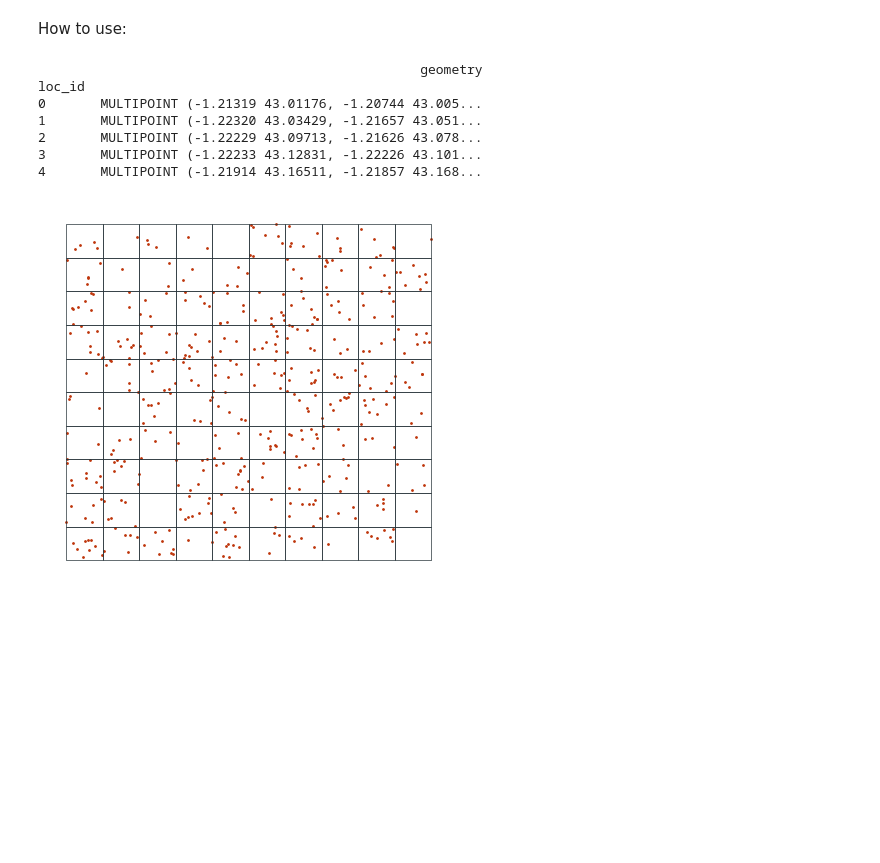
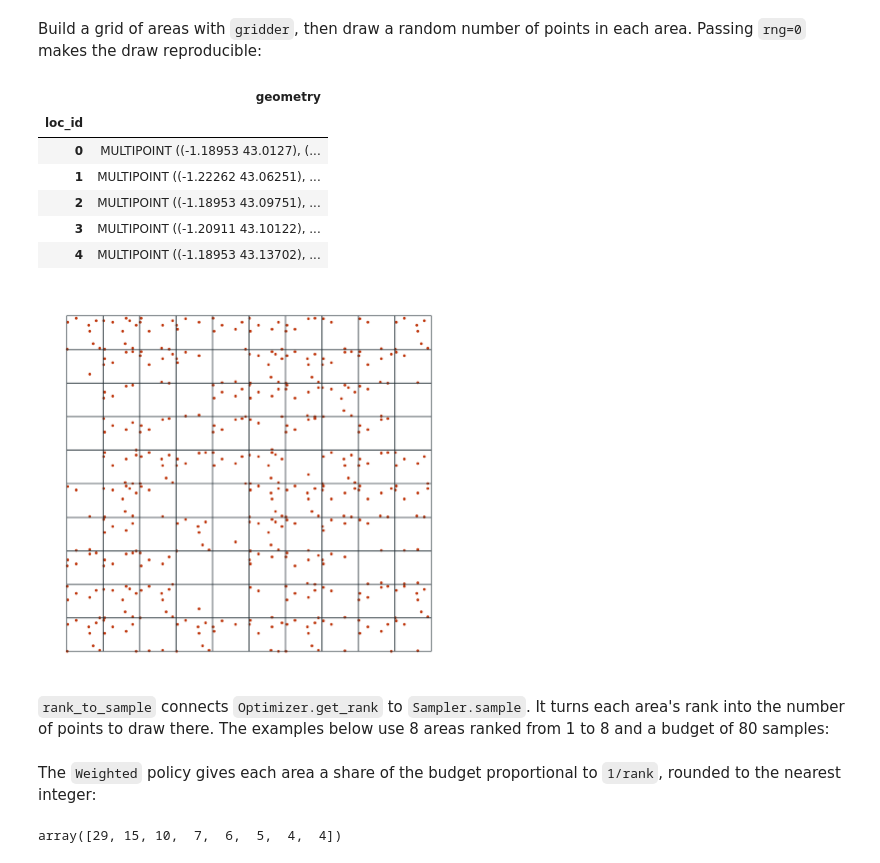
Before and after one commit to franckalbinet/trufl, a Jupyter notebook: nbs/01_sampler.ipynb, the cells around one changed output. Cells and saved outputs as stored; diff of their text form; code cells hidden in the pictures; blank space fills up the shorter version.

```diff
--- a/nbs/01_sampler.ipynb
+++ b/nbs/01_sampler.ipynb
@@ -28,14 +26,15 @@ red, black = '#BF360C', '#263238'
 # %%
 #| exports
 class Sampler:
-    "Sample random location in `smp_areas`."
+    "Draw random sample locations inside the areas of `smp_areas`."
     def __init__(self,
-                 smp_areas:gpd.GeoDataFrame, # Geographical area to sample from.
-                ) -> gpd.GeoDataFrame: # loc_id, geometry (Point or MultiPoint).
+        smp_areas:gpd.GeoDataFrame, # Areas to sample from, such as the output of `gridder`, indexed by `loc_id`
+    ):
         fc.store_attr()
 
     @property
     def loc_ids(self):
+        "Unique `loc_id` values of `smp_areas`. Raises `ValueError` if any value repeats."
         arr = self.smp_areas.reset_index().loc_id.values
         if len(arr) != len(np.unique(arr)):
             raise ValueError('`loc_id` column contains non-unique values.')
@@ -43,9 +42,10 @@ class Sampler:
             return arr
 
     def sample(self,
-               n:np.ndarray, # Number of samples
-               **kwargs
-              ):
+        n:np.ndarray, # Number of points to draw in each area, in `smp_areas` order
+        **kwargs # Passed to `GeoSeries.sample_points`, such as `method` or `rng`
+    ) -> gpd.GeoDataFrame: # One `MultiPoint` per area, indexed by `loc_id`. Areas with `n` of 0 are left out
+        "Draw `n` random points inside each area."
         mask = n == 0
         pts_gseries = self.smp_areas[~mask].sample_points(n[~mask], **kwargs)
         gdf_pts = gpd.GeoDataFrame(geometry=pts_gseries, index=pts_gseries.index)
@@ -54,27 +71,26 @@ class Sampler:
 # %% [markdown]
-How to use:
+Build a grid of areas with `gridder`, then draw a random number of points in each area. Passing `rng=0` makes the draw reproducible:
 # %%
-#|eval: false
 fname_raster = './files/ground-truth-02-4326-simulated.tif'
 gdf_grid = gridder(fname_raster, nrows=10, ncols=10)
-
 sampler = Sampler(gdf_grid)
-n = np.random.randint(0, high=10, size=len(gdf_grid), dtype=int)
-gdf_samples = sampler.sample(n, method='uniform'); print(gdf_samples.head())
+n = np.random.default_rng(0).integers(0, 10, size=len(gdf_grid))
+gdf_samples = sampler.sample(n, method='uniform', rng=0)
+test_eq(len(gdf_samples), (n > 0).sum())
+gdf_samples.head()
 # %% [output]
-                                                 geometry
-loc_id
-0       MULTIPOINT (-1.21319 43.01176, -1.20744 43.005...
-1       MULTIPOINT (-1.22320 43.03429, -1.21657 43.051...
-2       MULTIPOINT (-1.22229 43.09713, -1.21626 43.078...
-3       MULTIPOINT (-1.22233 43.12831, -1.22226 43.101...
-4       MULTIPOINT (-1.21914 43.16511, -1.21857 43.168...
+|  | geometry |
+| loc_id |  |
+| 0 | MULTIPOINT ((-1.18953 43.0127), (... |
+| 1 | MULTIPOINT ((-1.22262 43.06251), ... |
+| 2 | MULTIPOINT ((-1.18953 43.09751), ... |
+| 3 | MULTIPOINT ((-1.20911 43.10122), ... |
+| 4 | MULTIPOINT ((-1.18953 43.13702), ... |
 # %%
-#|eval: false
-ax = gdf_samples.plot(markersize=1, c=red)
+ax = gdf_samples.plot(markersize=1, color=red)
 gdf_grid.boundary.plot(ax=ax, color=black, lw=0.5)
 ax.axis('off');
 # %% [output]
-[figure, old version]
+[figure, new version]
 # %%
 #|exports
@@ -110,3 +127,5 @@ def rank_to_sample(ranks:np.ndarray, # Ranks sorted by `loc_id`s
         return samples_per_quantile
     else:
         raise ValueError(f'Policy {policy} not implemented.')
+# %% [markdown]
+`rank_to_sample` connects `Optimizer.get_rank` to `Sampler.sample`. It turns each area's rank into the number of points to draw there. The examples below use 8 areas ranked from 1 to 8 and a budget of 80 samples:
@@ -112,0 +134,8 @@ def rank_to_sample(ranks:np.ndarray, # Ranks sorted by `loc_id`s
+# %% [markdown]
+The `Weighted` policy gives each area a share of the budget proportional to `1/rank`, rounded to the nearest integer:
+# %%
+n = rank_to_sample(ranks, budget=80)
+test_eq(n, [29, 15, 10, 7, 6, 5, 4, 4])
+n
+# %% [output]
+array([29, 15, 10,  7,  6,  5,  4,  4])
```
Also changed, not shown: parts of 10 cells of this notebook, 1 other file.
